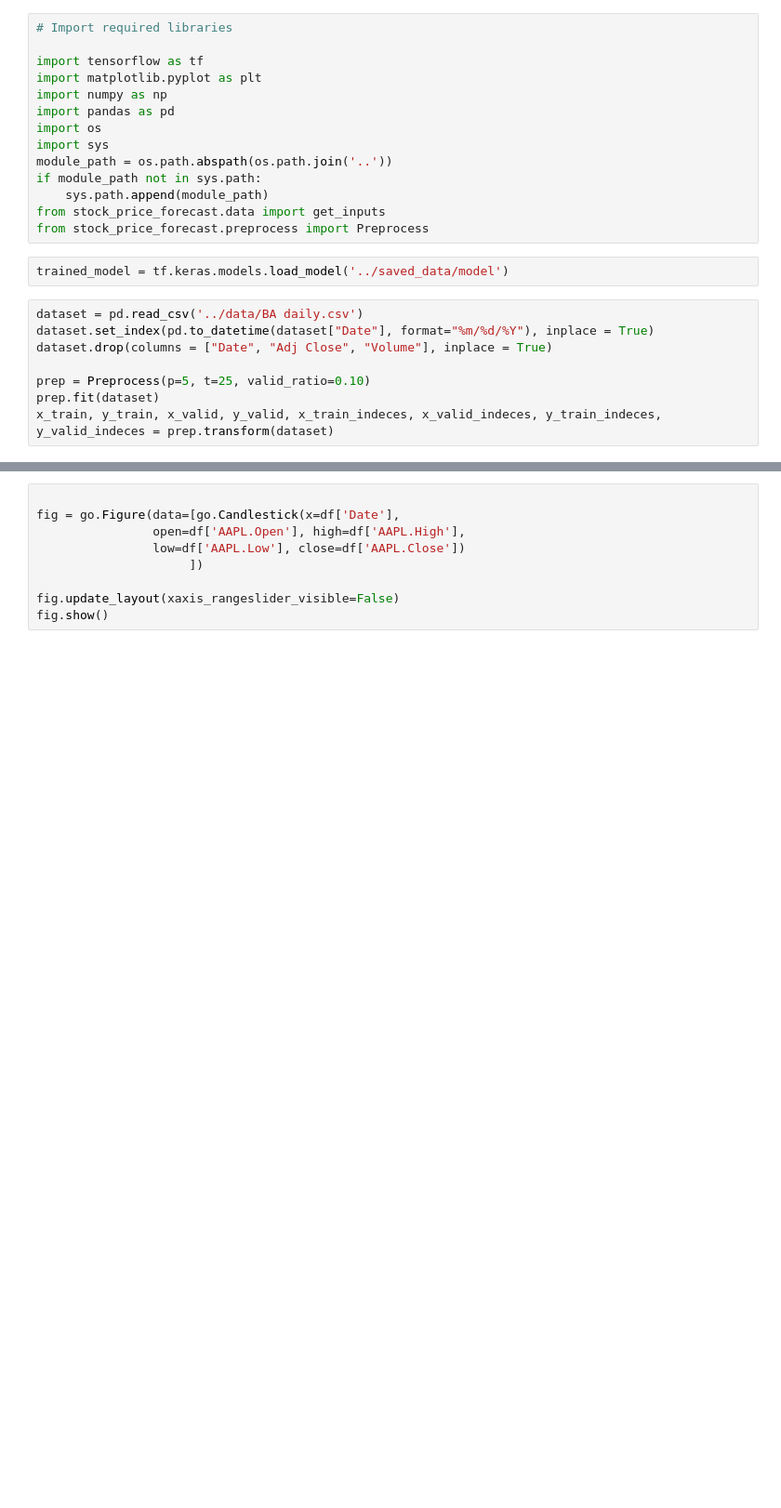
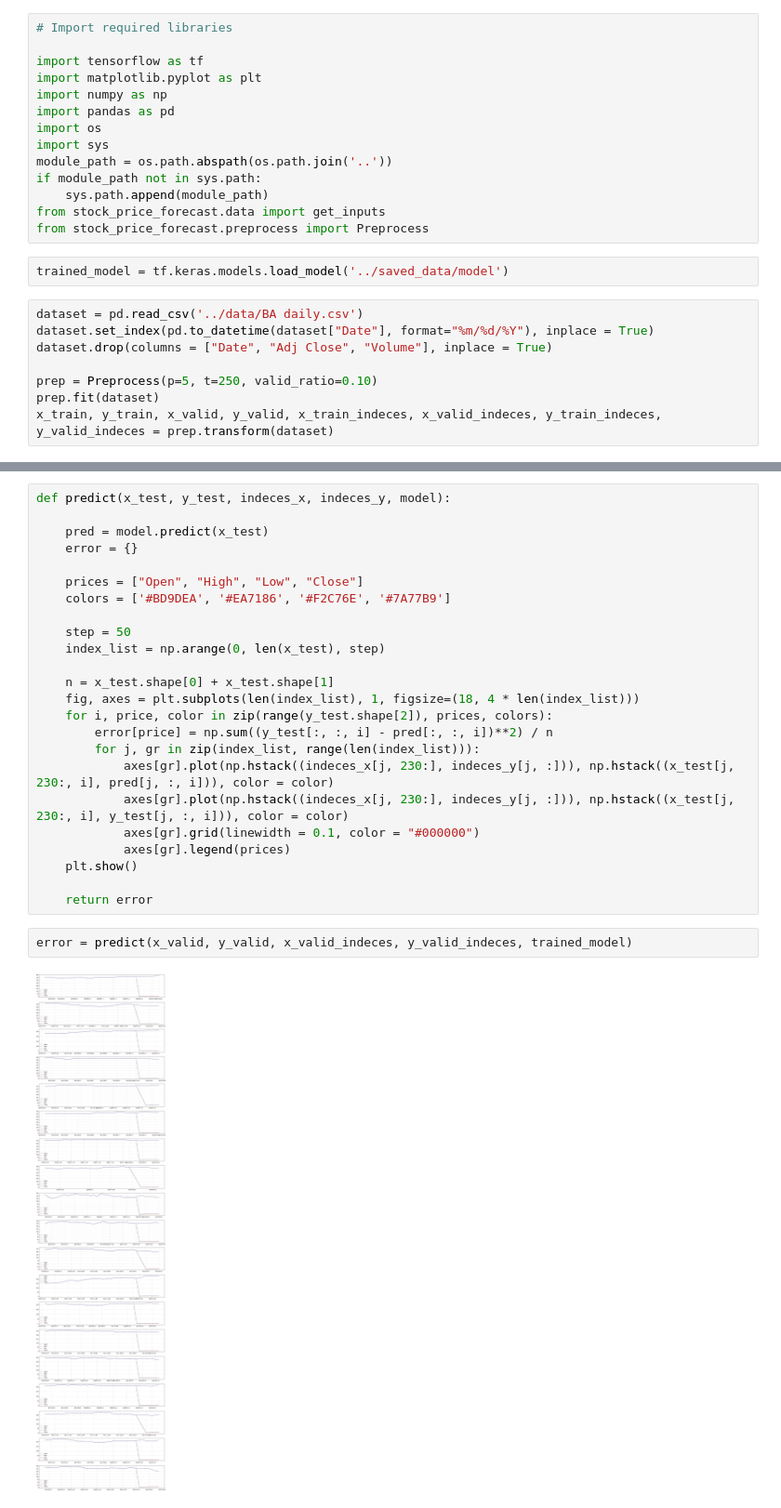
Before and after one commit to AnastasiiaSt/Stock-price-forecast-with-RNN, a Jupyter notebook: visualization/Prediction Graphs.ipynb, the cells around one changed output, grey strips where cells are left out. Shown at 93% size. Cells and saved outputs as stored; diff of their text form; blank space fills up the shorter version.

```diff
--- a/visualization/Prediction Graphs.ipynb
+++ b/visualization/Prediction Graphs.ipynb
@@ -19,7 +19,7 @@ dataset = pd.read_csv('../data/BA daily.csv')
 dataset.set_index(pd.to_datetime(dataset["Date"], format="%m/%d/%Y"), inplace = True)
 dataset.drop(columns = ["Date", "Adj Close", "Volume"], inplace = True)
 
-prep = Preprocess(p=5, t=25, valid_ratio=0.10)
+prep = Preprocess(p=5, t=250, valid_ratio=0.10)
 prep.fit(dataset)
 x_train, y_train, x_valid, y_valid, x_train_indeces, x_valid_indeces, y_train_indeces, y_valid_indeces = prep.transform(dataset)
 # %% [output]
@@ -63,9 +62,28 @@ error = predict(x_valid, y_valid, x_valid_indeces, y_valid_indeces, trained_mode
-# %%
-
-fig = go.Figure(data=[go.Candlestick(x=df['Date'],
-                open=df['AAPL.Open'], high=df['AAPL.High'],
-                low=df['AAPL.Low'], close=df['AAPL.Close'])
-                     ])
-
-fig.update_layout(xaxis_rangeslider_visible=False)
-fig.show()
+# %%
+def predict(x_test, y_test, indeces_x, indeces_y, model):
+
+    pred = model.predict(x_test)
+    error = {}
+
+    prices = ["Open", "High", "Low", "Close"]
+    colors = ['#BD9DEA', '#EA7186', '#F2C76E', '#7A77B9']
+
+    step = 50
+    index_list = np.arange(0, len(x_test), step)
+
+    n = x_test.shape[0] + x_test.shape[1]
+    fig, axes = plt.subplots(len(index_list), 1, figsize=(18, 4 * len(index_list)))
+    for i, price, color in zip(range(y_test.shape[2]), prices, colors):
+        error[price] = np.sum((y_test[:, :, i] - pred[:, :, i])**2) / n
+        for j, gr in zip(index_list, range(len(index_list))):
+            axes[gr].plot(np.hstack((indeces_x[j, 230:], indeces_y[j, :])), np.hstack((x_test[j, 230:, i], pred[j, :, i])), color = color)
+            axes[gr].plot(np.hstack((indeces_x[j, 230:], indeces_y[j, :])), np.hstack((x_test[j, 230:, i], y_test[j, :, i])), color = color)
+            axes[gr].grid(linewidth = 0.1, color = "#000000")
+            axes[gr].legend(prices)
+    plt.show()
+
+    return error
+# %%
+error = predict(x_valid, y_valid, x_valid_indeces, y_valid_indeces, trained_model)
+# %% [output]
+[figure, added]
```
Also changed, not shown: parts of 3 cells of this notebook.
